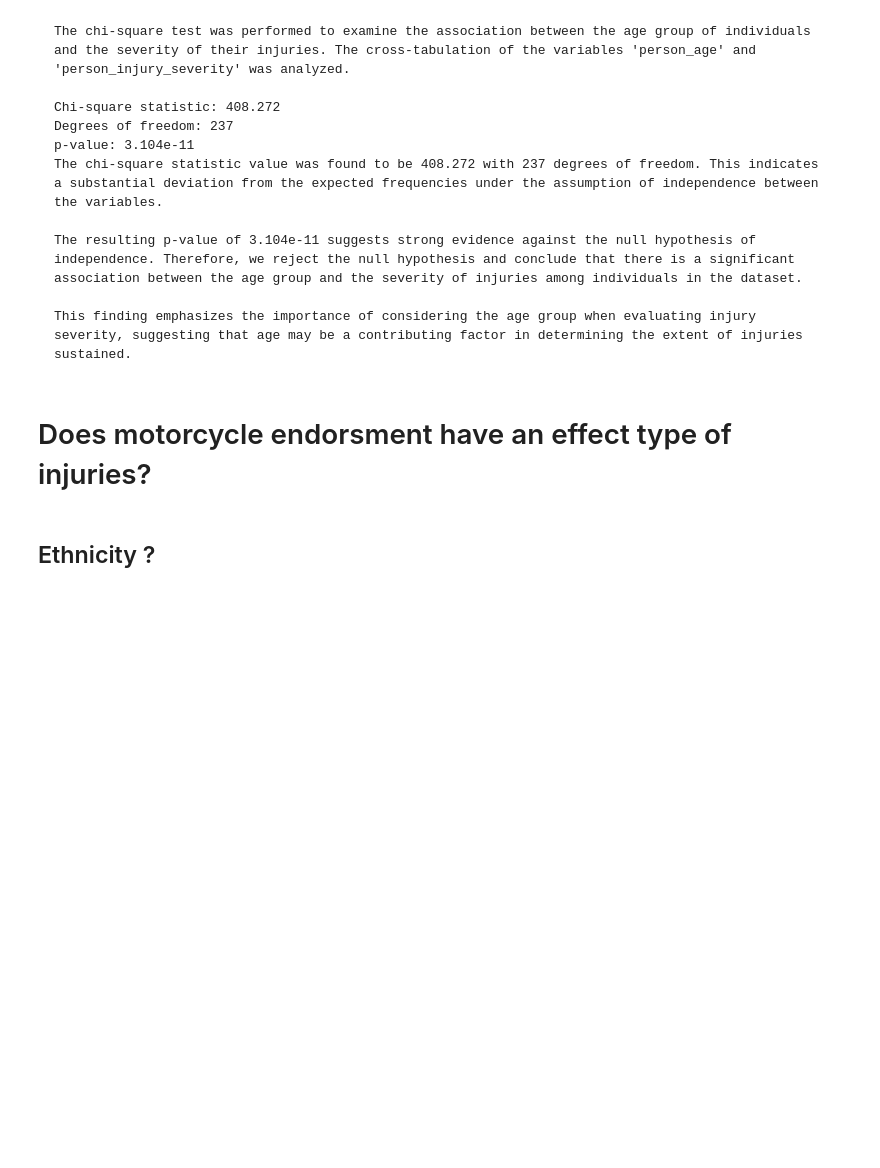
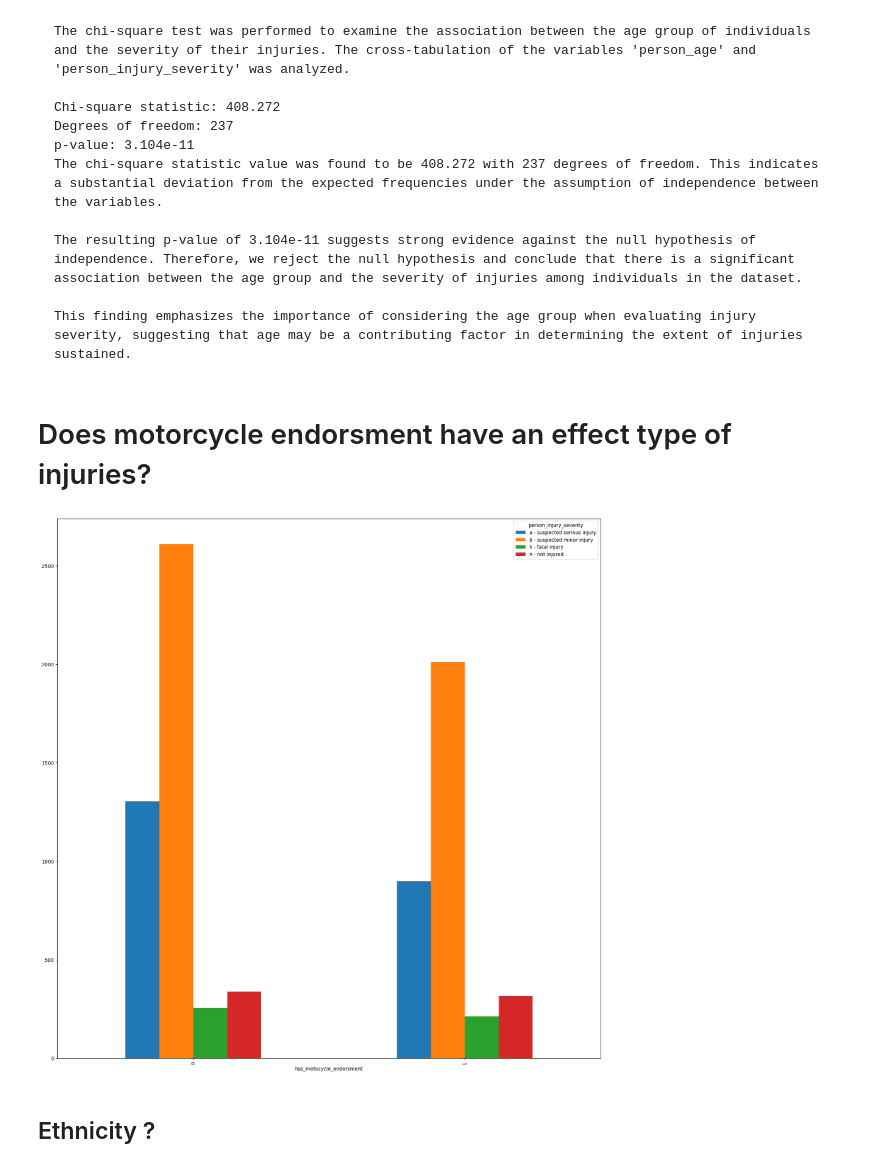
Before and after one commit to tex-wrex/tex-wrex, a Jupyter notebook: Final_work/explore_draft.ipynb, the cells around one changed output. Saved outputs shown, nothing was run; the diff lists cells and outputs as text; code cells hidden in the pictures; blank space fills up the shorter version.

```diff
--- a/Final_work/explore_draft.ipynb
+++ b/Final_work/explore_draft.ipynb
@@ -208,6 +209,11 @@ Degrees of freedom: 237
     This finding emphasizes the importance of considering the age group when evaluating injury severity, suggesting that age may be a contributing factor in determining the extent of injuries sustained.
 # %% [markdown]
 # Does motorcycle endorsment have an effect type of injuries?
+# %%
+pd.crosstab(train.has_motocycle_endorsment, train.person_injury_severity).plot(kind='bar', figsize=(20,20))
+plt.savefig('ME.png')
+# %% [output]
+[figure, added]
 # %% [markdown]
 ## Ethnicity ?
 # %%
```
Also changed, not shown: parts of 10 cells of this notebook, 16 other files.
